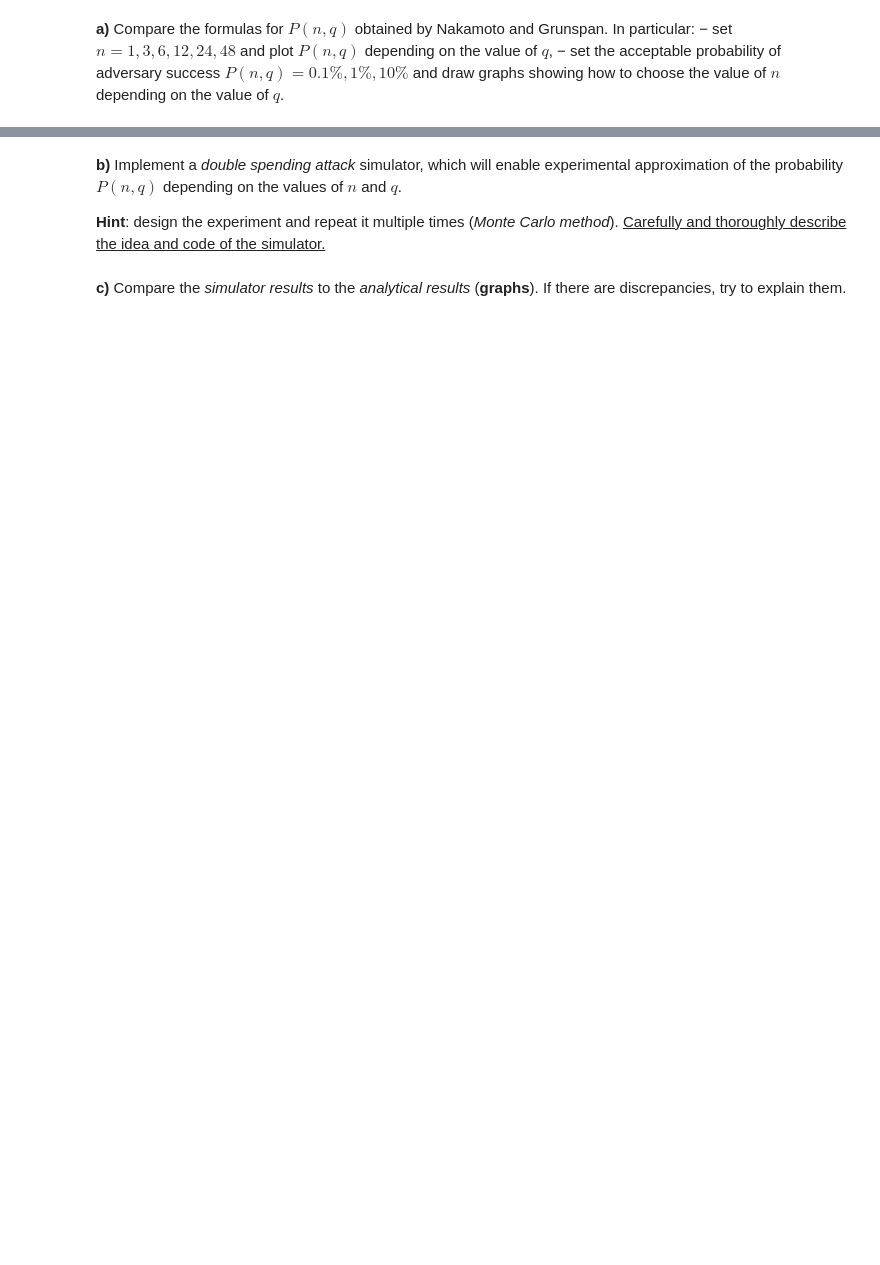
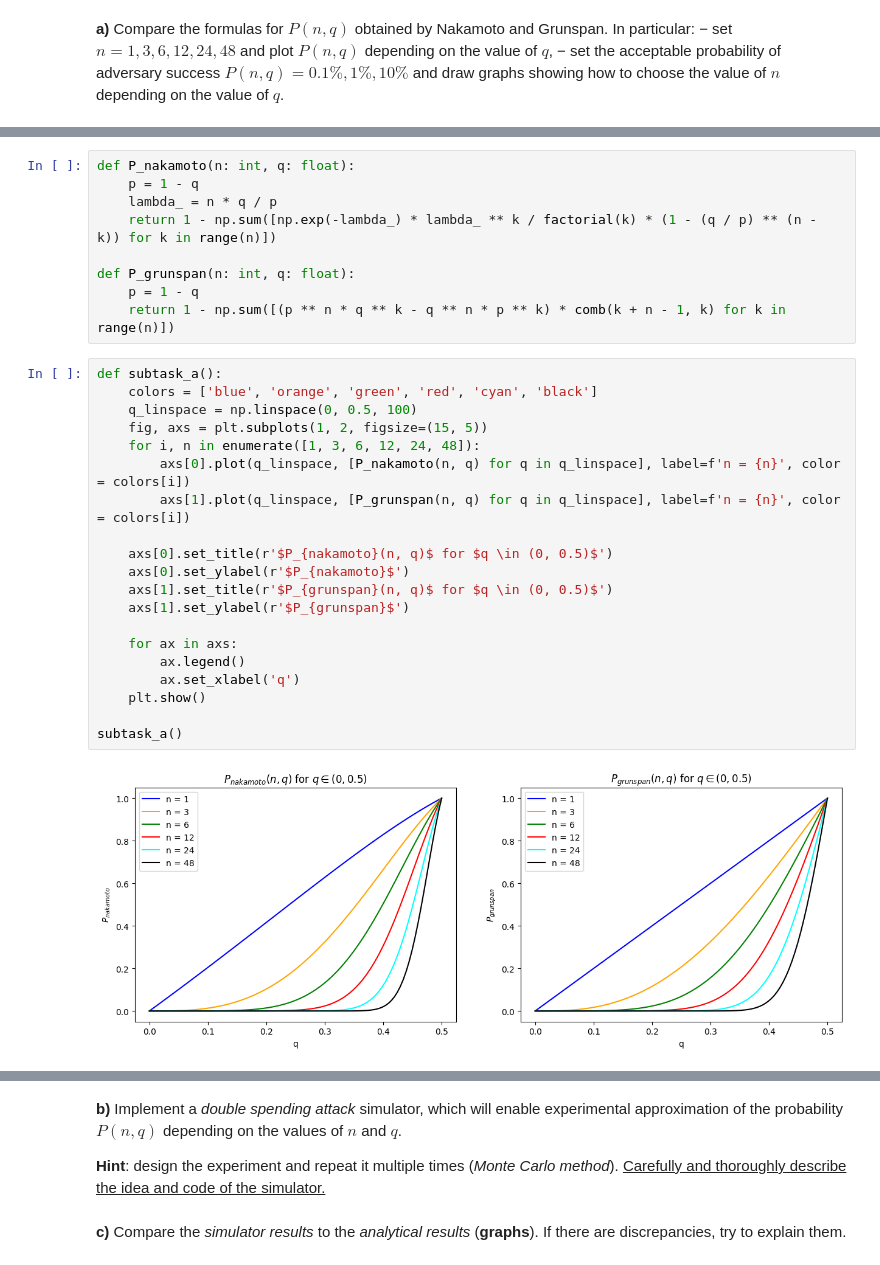
Before and after one commit to GabrielWechta/white_rose, a Jupyter notebook: distributed_algorithms/Labs/list_4/list_4.ipynb, the cells around one changed output, grey strips where cells are left out. Cells and saved outputs as stored; diff of their text form; blank space fills up the shorter version.

Commit message:
Da 4 subtask a finished

```diff
--- a/distributed_algorithms/Labs/list_4/list_4.ipynb
+++ b/distributed_algorithms/Labs/list_4/list_4.ipynb
@@ -60,0 +81,31 @@ $$ = 1 - \sum^{n-1}_{k=0} e^{- \lambda} \frac{\lambda^k}{k!} (1 - q_{n-k}) $$
+# %%
+def P_nakamoto(n: int, q: float):
+    p = 1 - q
+    lambda_ = n * q / p
+    return 1 - np.sum([np.exp(-lambda_) * lambda_ ** k / factorial(k) * (1 - (q / p) ** (n - k)) for k in range(n)])
+
+def P_grunspan(n: int, q: float):
+    p = 1 - q
+    return 1 - np.sum([(p ** n * q ** k - q ** n * p ** k) * comb(k + n - 1, k) for k in range(n)])
+# %%
+def subtask_a():
+    colors = ['blue', 'orange', 'green', 'red', 'cyan', 'black']
+    q_linspace = np.linspace(0, 0.5, 100)
+    fig, axs = plt.subplots(1, 2, figsize=(15, 5))
+    for i, n in enumerate([1, 3, 6, 12, 24, 48]):
+        axs[0].plot(q_linspace, [P_nakamoto(n, q) for q in q_linspace], label=f'n = {n}', color = colors[i])
+        axs[1].plot(q_linspace, [P_grunspan(n, q) for q in q_linspace], label=f'n = {n}', color = colors[i])
+
+    axs[0].set_title(r'$P_{nakamoto}(n, q)$ for $q \in (0, 0.5)$')
+    axs[0].set_ylabel(r'$P_{nakamoto}$')
+    axs[1].set_title(r'$P_{grunspan}(n, q)$ for $q \in (0, 0.5)$')
+    axs[1].set_ylabel(r'$P_{grunspan}$')
+
+    for ax in axs:
+        ax.legend()
+        ax.set_xlabel('q')
+    plt.show()
+
+subtask_a()
+# %% [output]
+[figure, added]
```
Also changed, not shown: parts of 8 cells of this notebook.
